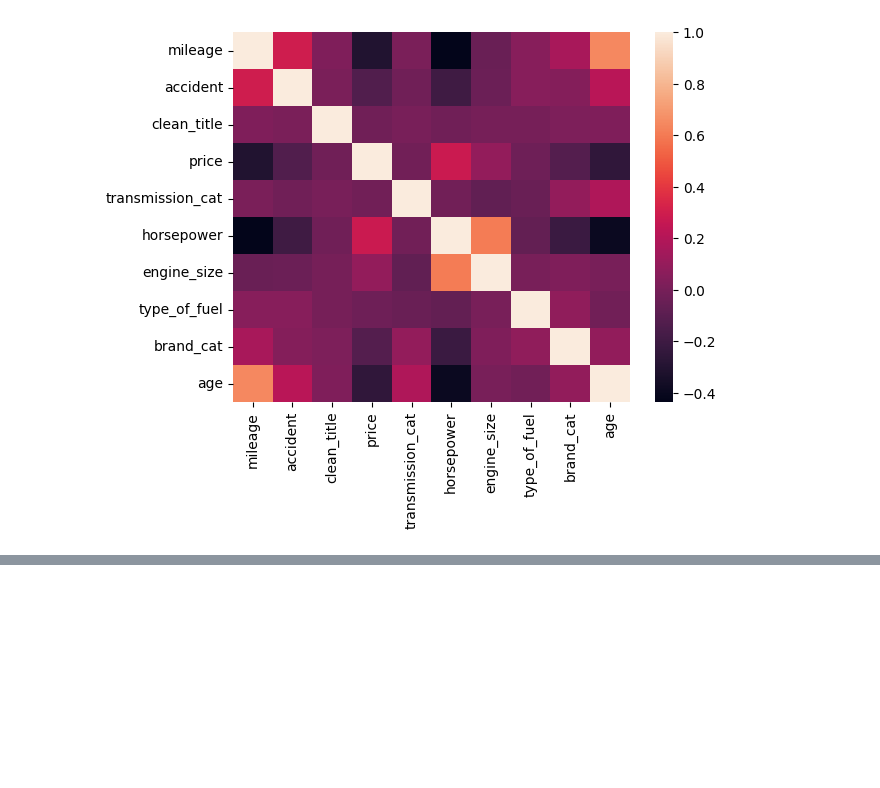
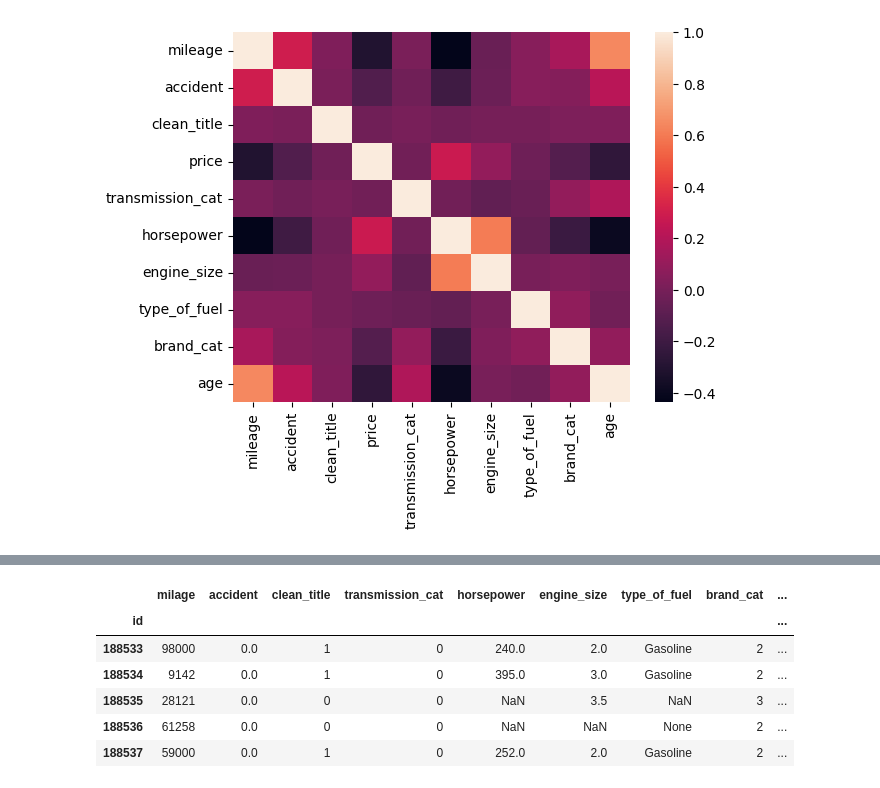
Before and after one commit to aneesakram/regression-of-used-car-prices, a Jupyter notebook: carPriceReg.ipynb, the cells around one changed output, grey strips where cells are left out. Saved outputs shown, nothing was run; the diff lists cells and outputs as text; code cells hidden in the pictures; blank space fills up the shorter version.

```diff
--- a/carPriceReg.ipynb
+++ b/carPriceReg.ipynb
@@ -550,0 +538,22 @@ Mean Squared Error: 3912915454.771682
+# %%
+# Clean Title
+test_df.fillna({'clean_title':'No'}, inplace=True)
+test_df['clean_title'] = test_df['clean_title'].map({'Yes': 1, 'No': 0})
+
+# Accident
+test_df['accident'] = test_df['accident'].map({'At least 1 accident or damage reported': 1,'None reported': 0})
+# %%
+test_df['brand_cat'] = test_df['brand'].apply(classify_brand)
+test_df = test_df.drop(['brand', 'model'], axis=1)
+# %%
+test_df['age'] = test_df['model_year'].apply(lambda x: current_year - x)
+test_df = test_df.drop(['model_year', 'ext_col', 'int_col'], axis=1)
+test_df.head()
+# %% [output]
+|  | milage | accident | clean_title | transmission_cat | horsepower | engine_size | type_of_fuel | brand_cat | ... |
+| id |  |  |  |  |  |  |  |  | ... |
+| 188533 | 98000 | 0.0 | 1 | 0 | 240.0 | 2.0 | Gasoline | 2 | ... |
+| 188534 | 9142 | 0.0 | 1 | 0 | 395.0 | 3.0 | Gasoline | 2 | ... |
+| 188535 | 28121 | 0.0 | 0 | 0 | NaN | 3.5 | NaN | 3 | ... |
+| 188536 | 61258 | 0.0 | 0 | 0 | NaN | NaN | None | 2 | ... |
+| 188537 | 59000 | 0.0 | 1 | 0 | 252.0 | 2.0 | Gasoline | 2 | ... |
```
Also changed, not shown: parts of 21 cells of this notebook, 1 other file.
